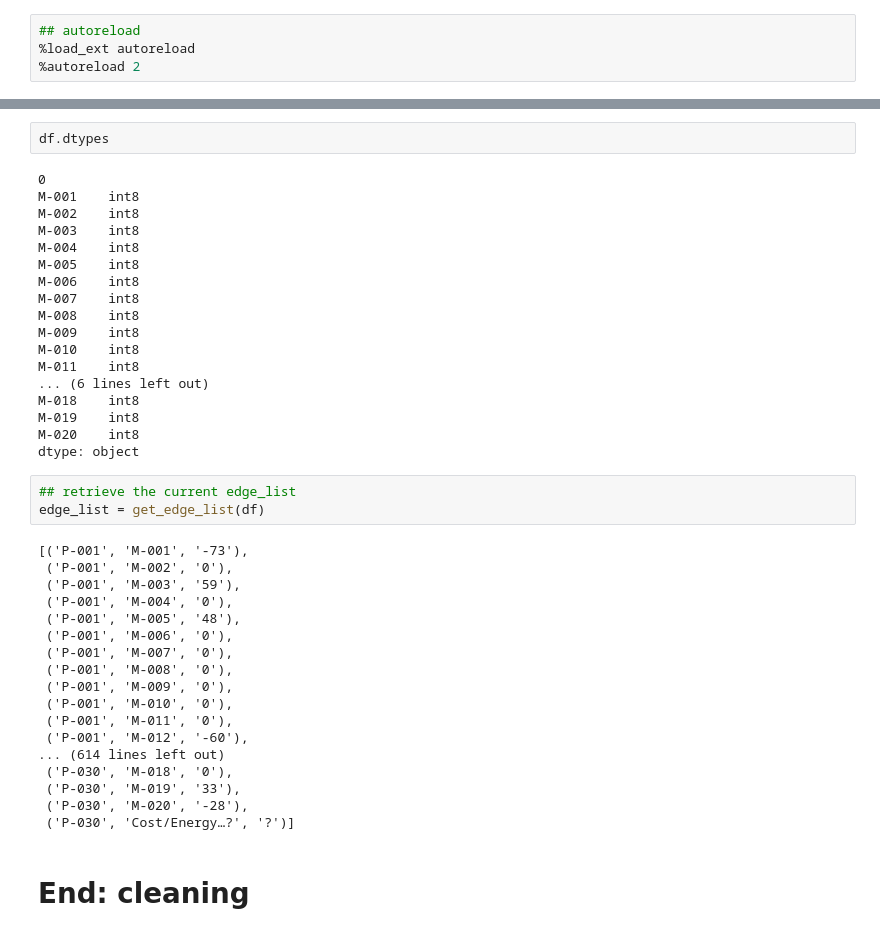
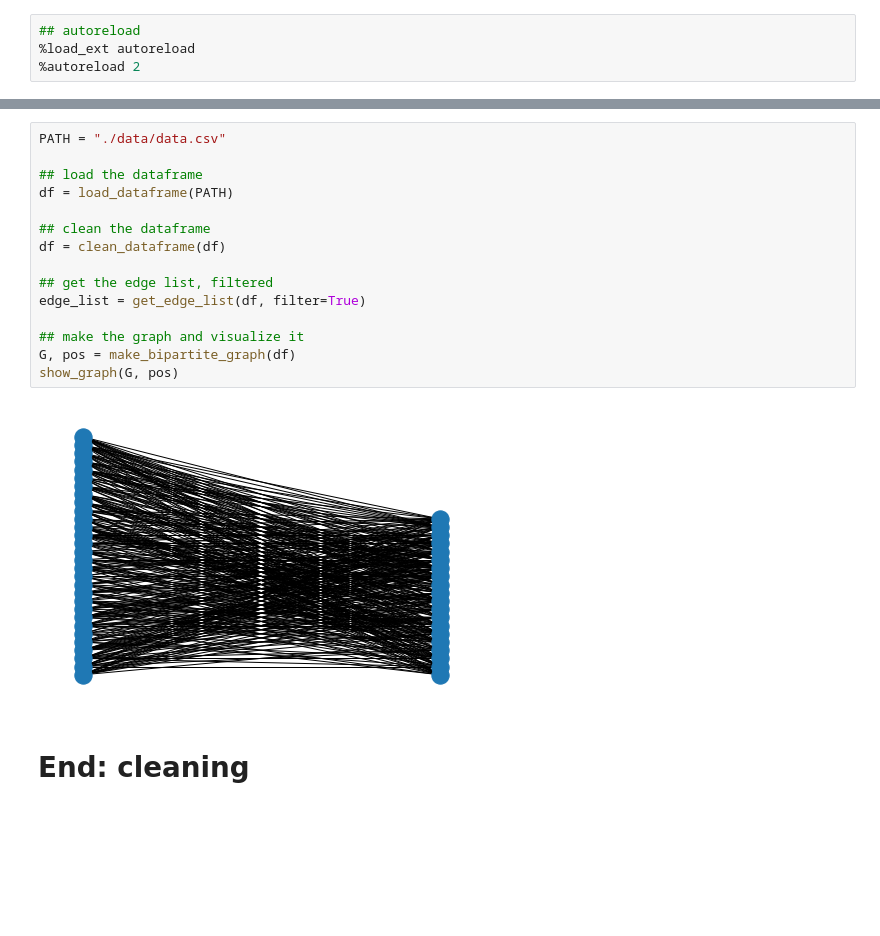
Before and after one commit to walzter/CircularEconomy, a Jupyter notebook: src/Exploration.ipynb, the cells around one changed output, grey strips where cells are left out. Drawn from its saved outputs; the diff is of its cells as text; blank space fills up the shorter version.

Commit message:
cleaning helpers

```diff
--- a/src/Exploration.ipynb
+++ b/src/Exploration.ipynb
@@ -54,44 +36,20 @@ df.head()
-# %%
-df.dtypes
-# %% [output]
-0
-M-001    int8
-M-002    int8
-M-003    int8
-M-004    int8
-M-005    int8
-M-006    int8
-M-007    int8
-M-008    int8
-M-009    int8
-M-010    int8
-M-011    int8
-... (6 lines left out)
-M-018    int8
-M-019    int8
-M-020    int8
-dtype: object
-# %%
-## retrieve the current edge_list
-edge_list = get_edge_list(df)
-# %% [output]
-[('P-001', 'M-001', '-73'),
- ('P-001', 'M-002', '0'),
- ('P-001', 'M-003', '59'),
- ('P-001', 'M-004', '0'),
- ('P-001', 'M-005', '48'),
- ('P-001', 'M-006', '0'),
- ('P-001', 'M-007', '0'),
- ('P-001', 'M-008', '0'),
- ('P-001', 'M-009', '0'),
- ('P-001', 'M-010', '0'),
- ('P-001', 'M-011', '0'),
- ('P-001', 'M-012', '-60'),
-... (614 lines left out)
- ('P-030', 'M-018', '0'),
- ('P-030', 'M-019', '33'),
- ('P-030', 'M-020', '-28'),
- ('P-030', 'Cost/Energy…?', '?')]
+# %%
+PATH = "./data/data.csv"
+
+## load the dataframe
+df = load_dataframe(PATH)
+
+## clean the dataframe
+df = clean_dataframe(df)
+
+## get the edge list, filtered
+edge_list = get_edge_list(df, filter=True)
+
+## make the graph and visualize it
+G, pos = make_bipartite_graph(df)
+show_graph(G, pos)
+# %% [output]
+[figure, added]
 # %% [markdown]
 # End: cleaning
 # %% [markdown]
```
Also changed, not shown: parts of 8 cells of this notebook, 2 other files.
